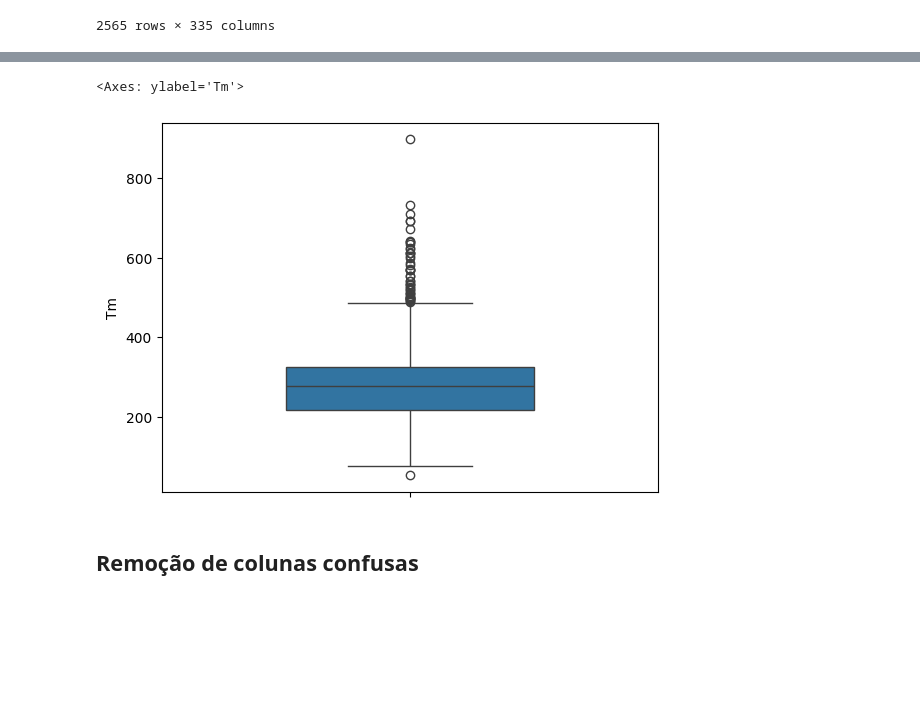
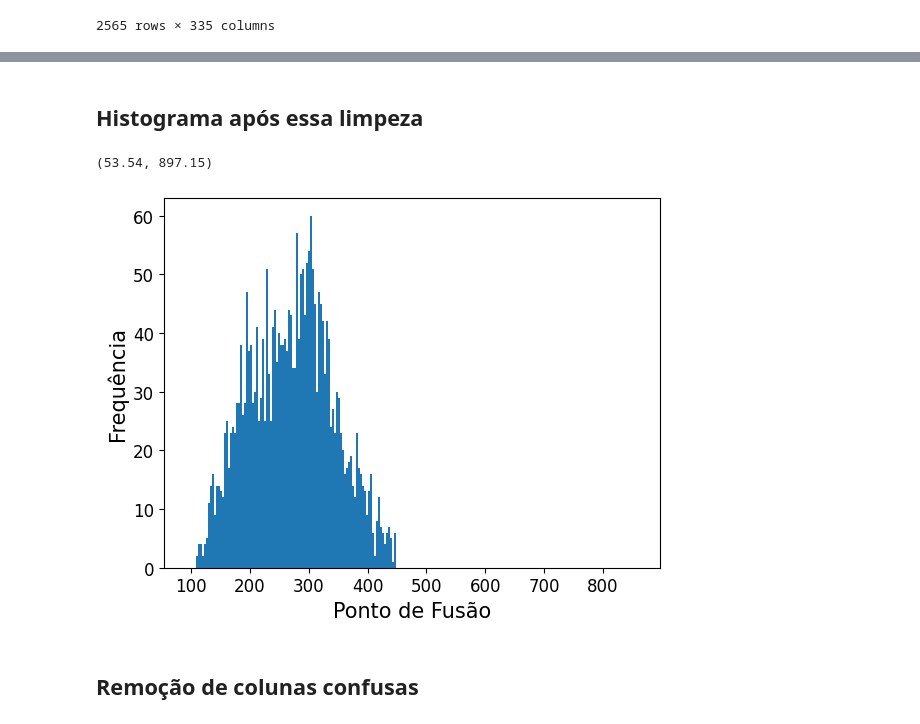
Before and after one commit to Professor-Augusto-Baffa/t1-an-lise-explorat-ria-e-aprendizado-supervisionado-toderretendosocorro, a Jupyter notebook: AnaliseExploratoria.ipynb, the cells around one changed output, grey strips where cells are left out. Saved outputs shown, nothing was run; the diff lists cells and outputs as text; code cells hidden in the pictures; blank space fills up the shorter version.

```diff
--- a/AnaliseExploratoria.ipynb
+++ b/AnaliseExploratoria.ipynb
@@ -142,8 +142,14 @@ plt.xlim([53.54,897.15])
-# %%
-sns.boxplot(y='Tm', data=df, width=0.5)
-# %% [output]
-<Axes: ylabel='Tm'>
-[figure, removed]
+# %% [markdown]
+## Histograma após essa limpeza
+# %%
+df_wz_ws['Tm'].hist(bins=100, grid=False, xlabelsize=12, ylabelsize=12)
+
+plt.xlabel("Ponto de Fusão", fontsize=15)
+plt.ylabel("Frequência",fontsize=15)
+plt.xlim([53.54,897.15])
+# %% [output]
+(53.54, 897.15)
+[figure, added]
 # %% [markdown]
 ## Remoção de colunas confusas
 # %%
```
Also changed, not shown: parts of 4 cells of this notebook.
